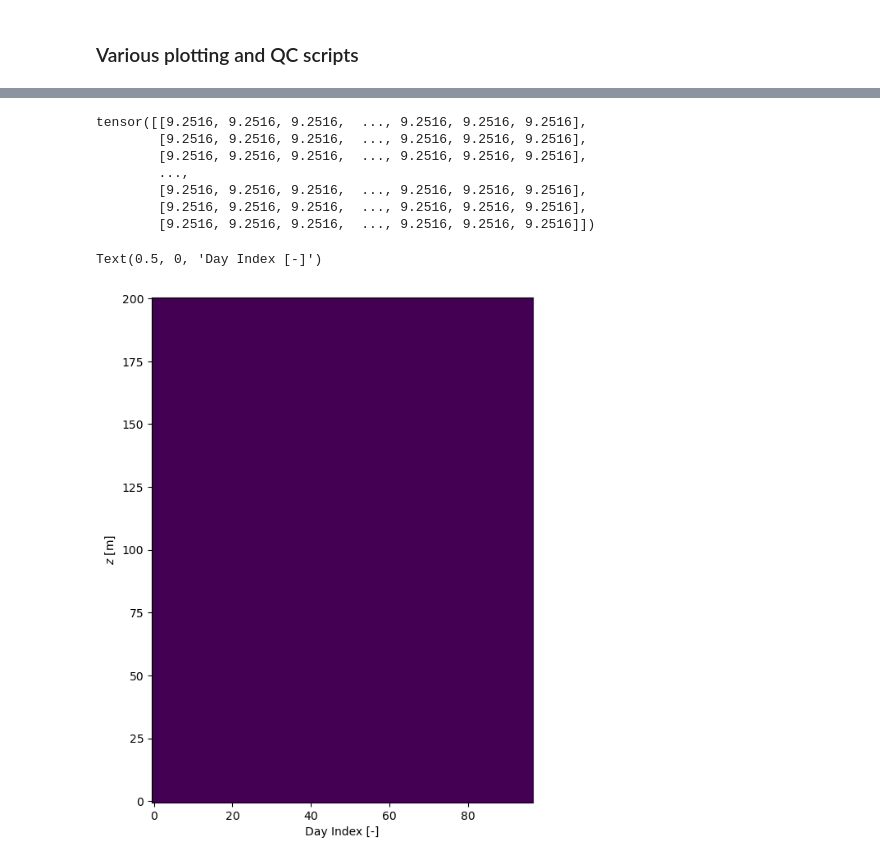
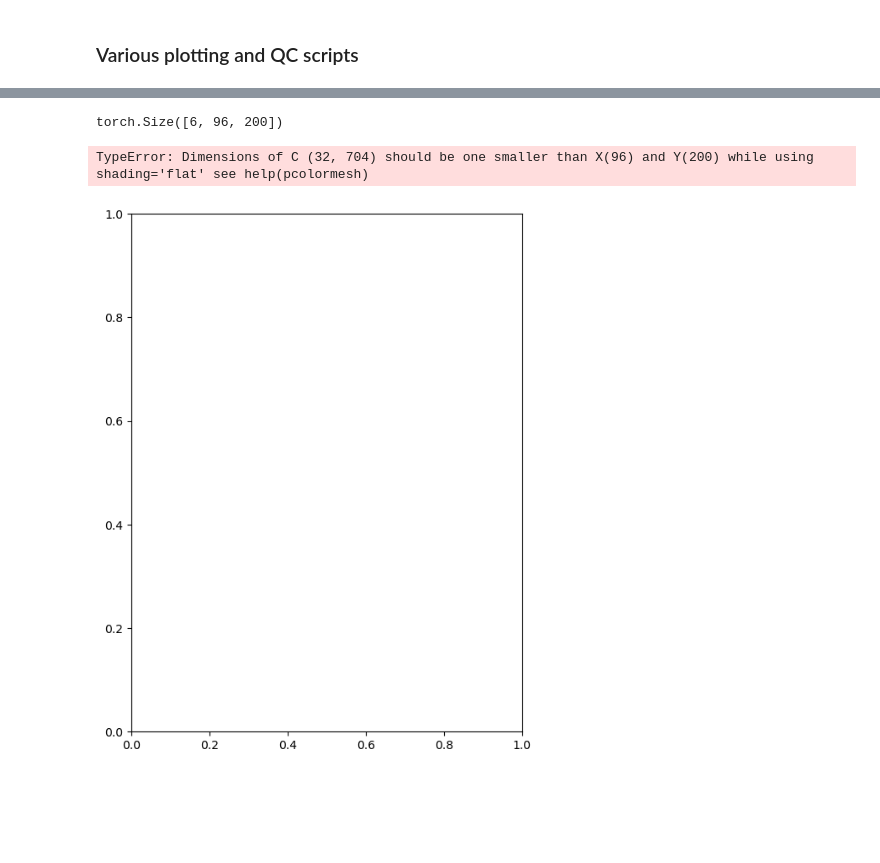
Before and after one commit to StormMata/PaletteDiffusionModel, a Jupyter notebook: preprocess/Process_A0.ipynb, the cells around one changed output, grey strips where cells are left out. Drawn from its saved outputs; the diff is of its cells as text; code cells hidden in the pictures; blank space fills up the shorter version.

```diff
--- a/preprocess/Process_A0.ipynb
+++ b/preprocess/Process_A0.ipynb
@@ -389,7 +617,8 @@ for i in range(len(day)):
 # %%
 # Inspect sample files
 # --------------------------------------
-mmm = py.load('/scratch/smata/diffusion_test/data/files/train/sample_0024_00.pt')
+mmm = py.load('/scratch/smata/data/ProcessedData_a0/train_val_test/day_0109.pt')
+# mmm = py.load('/scratch/smata/diffusion_test/data/files/train/sample_0001_02.pt')
 
 type(mmm)
 
@@ -399,21 +628,17 @@ mmm['x']
 
 mmm['x'].shape
 
-mmm['x'][0,:,:]
+# mmm['y'][3,:,:]
 # %% [output]
-tensor([[9.2516, 9.2516, 9.2516,  ..., 9.2516, 9.2516, 9.2516],
-        [9.2516, 9.2516, 9.2516,  ..., 9.2516, 9.2516, 9.2516],
-        [9.2516, 9.2516, 9.2516,  ..., 9.2516, 9.2516, 9.2516],
-        ...,
-        [9.2516, 9.2516, 9.2516,  ..., 9.2516, 9.2516, 9.2516],
-        [9.2516, 9.2516, 9.2516,  ..., 9.2516, 9.2516, 9.2516],
-        [9.2516, 9.2516, 9.2516,  ..., 9.2516, 9.2516, 9.2516]])
+torch.Size([6, 96, 200])
 # %%
 fig,ax = plt.subplots(figsize = (6, 8))
 
-cntf = ax.pcolormesh(np.linspace(0, 96, 96), np.linspace(0, 200, 200), mmm['x'][5,:,:].T)
+cntf = ax.pcolormesh(np.linspace(0, 96, 96), np.linspace(0, 200, 200), mmm['y'][3,:,:].T)
+#
+# cntf = ax.pcolormesh(np.linspace(0, 704, 704), np.linspace(0, 32, 32), mmm['y'][2,:,:].T)
 ax.set_ylabel("$z$ [m]")
 ax.set_xlabel("Day Index [-]")
 # %% [output]
-Text(0.5, 0, 'Day Index [-]')
+TypeError: Dimensions of C (32, 704) should be one smaller than X(96) and Y(200) while using shading='flat' see help(pcolormesh)
-[figure, old version]
+[figure, new version]
```
Also changed, not shown: parts of 4 cells of this notebook, 12 other files.
